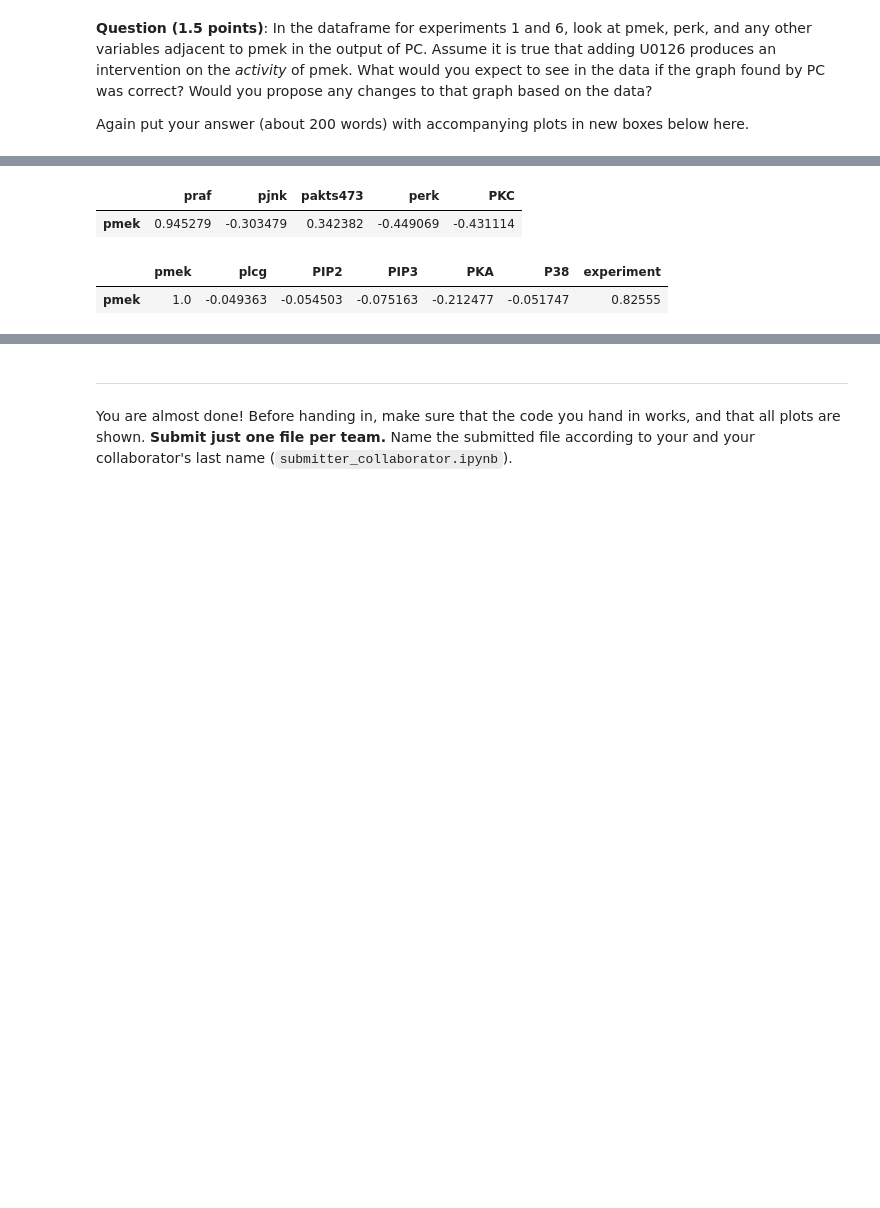
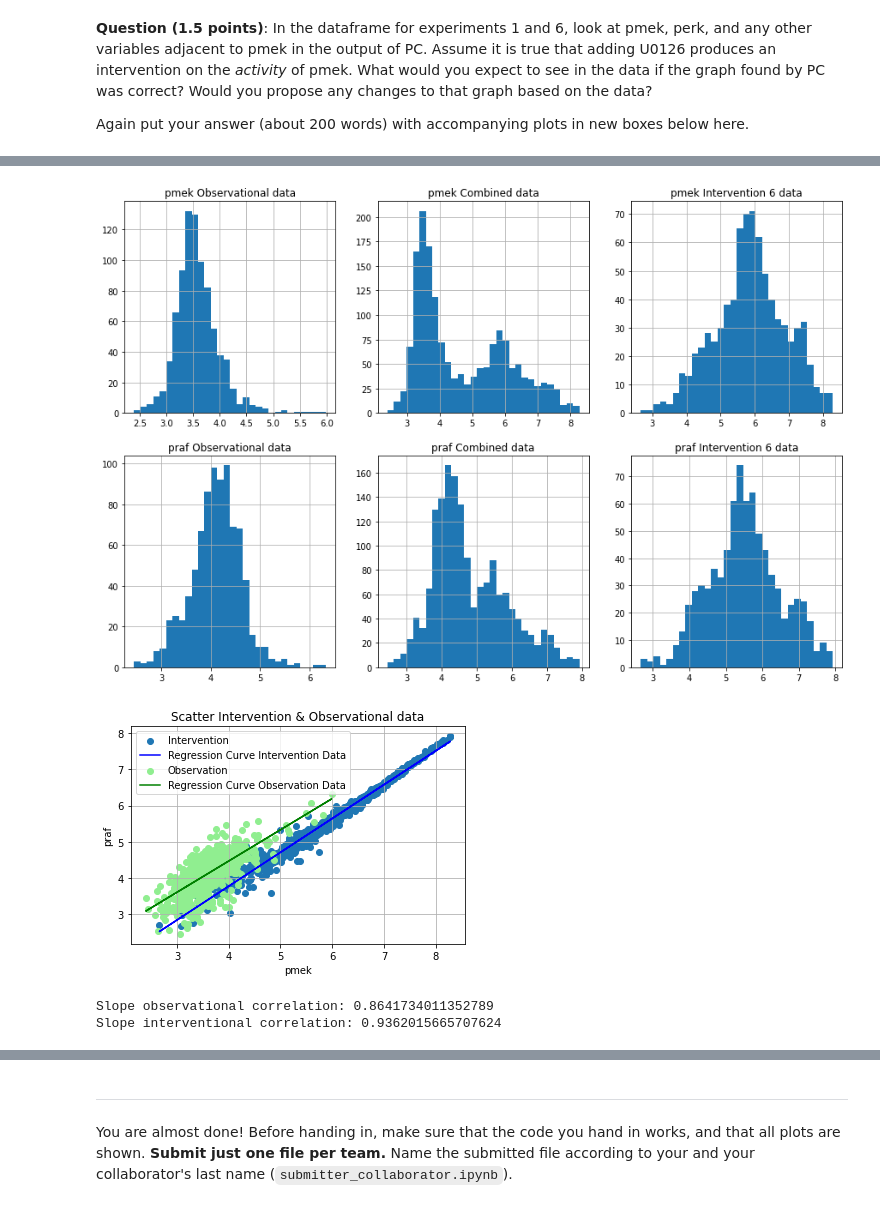
Before and after one commit to idangrady/INFOMAML, a Jupyter notebook: Programming_Assignments/Assignment_4/AML_assignment4.ipynb, the cells around one changed output, grey strips where cells are left out. Saved outputs shown, nothing was run; the diff lists cells and outputs as text; code cells hidden in the pictures; blank space fills up the shorter version.

```diff
--- a/Programming_Assignments/Assignment_4/AML_assignment4.ipynb
+++ b/Programming_Assignments/Assignment_4/AML_assignment4.ipynb
@@ -553,12 +514,42 @@ intervention6_data.corr()
-# %%
-adjacents_pmek = ['praf', 'pjnk', 'pakts473', 'perk', 'PKC']
-pd.DataFrame(intervention6_data.corr().iloc[1]).T[adjacents_pmek]
-# %% [output]
-|  | praf | pjnk | pakts473 | perk | PKC |
-| pmek | 0.945279 | -0.303479 | 0.342382 | -0.449069 | -0.431114 |
-# %%
-df = pd.DataFrame(intervention6_data.corr().iloc[1]).T
-df[[col for col in df.columns if col not in adjacents_pmek]]
-# %% [output]
-|  | pmek | plcg | PIP2 | PIP3 | PKA | P38 | experiment |
-| pmek | 1.0 | -0.049363 | -0.054503 | -0.075163 | -0.212477 | -0.051747 | 0.82555 |
+# %%
+fig, ax = plt.subplots(2, 3, figsize=(15,10))
+observational_data.pmek.hist(bins=30, ax=ax[0][0])
+ax[0][0].set_title("pmek Observational data")
+intervention6_data.pmek.hist(bins=30, ax=ax[0][1])
+ax[0][1].set_title("pmek Combined data")
+intervention6_data[intervention6_data.experiment == 6].pmek.hist(bins=30, ax=ax[0][2])
+ax[0][2].set_title("pmek Intervention 6 data")
+
+##################################################
+
+observational_data.praf.hist(bins=30, ax=ax[1][0])
+ax[1][0].set_title("praf Observational data")
+intervention6_data.praf.hist(bins=30, ax=ax[1][1])
+ax[1][1].set_title("praf Combined data")
+intervention6_data[intervention6_data.experiment == 6].praf.hist(bins=30, ax=ax[1][2])
+ax[1][2].set_title("praf Intervention 6 data")
+plt.show()
+
+##################################################
+
+
+plt.scatter(intervention6_data[intervention6_data.experiment == 6].pmek, intervention6_data[intervention6_data.experiment == 6].praf, label='Intervention')
+m_int, b = np.polyfit(np.squeeze(intervention6_data[intervention6_data.experiment == 6].pmek), intervention6_data[intervention6_data.experiment == 6].praf, 1)
+plt.plot(np.squeeze(intervention6_data[intervention6_data.experiment == 6].pmek), m_int*np.squeeze(intervention6_data[intervention6_data.experiment == 6].pmek) + b, c="blue", label="Regression Curve Intervention Data")
+plt.scatter(intervention6_data[intervention6_data.experiment == 1].pmek, intervention6_data[intervention6_data.experiment == 1].praf, c="lightgreen", label='Observation')
+m_obs, b = np.polyfit(np.squeeze(observational_data.pmek), observational_data.praf, 1)
+plt.plot(np.squeeze(observational_data.pmek), m_obs*np.squeeze(observational_data.pmek) + b, c="green", label="Regression Curve Observation Data")
+plt.legend()
+plt.title("Scatter Intervention & Observational data")
+plt.xlabel("pmek")
+plt.ylabel("praf")
+plt.grid(True)
+
+plt.show()
+print(f"Slope observational correlation: {m_obs}")
+print(f"Slope interventional correlation: {m_int}")
+# %% [output]
+[figure, added]
+[figure, added]
+Slope observational correlation: 0.8641734011352789
+Slope interventional correlation: 0.9362015665707624
```
Also changed, not shown: parts of 10 cells of this notebook.
